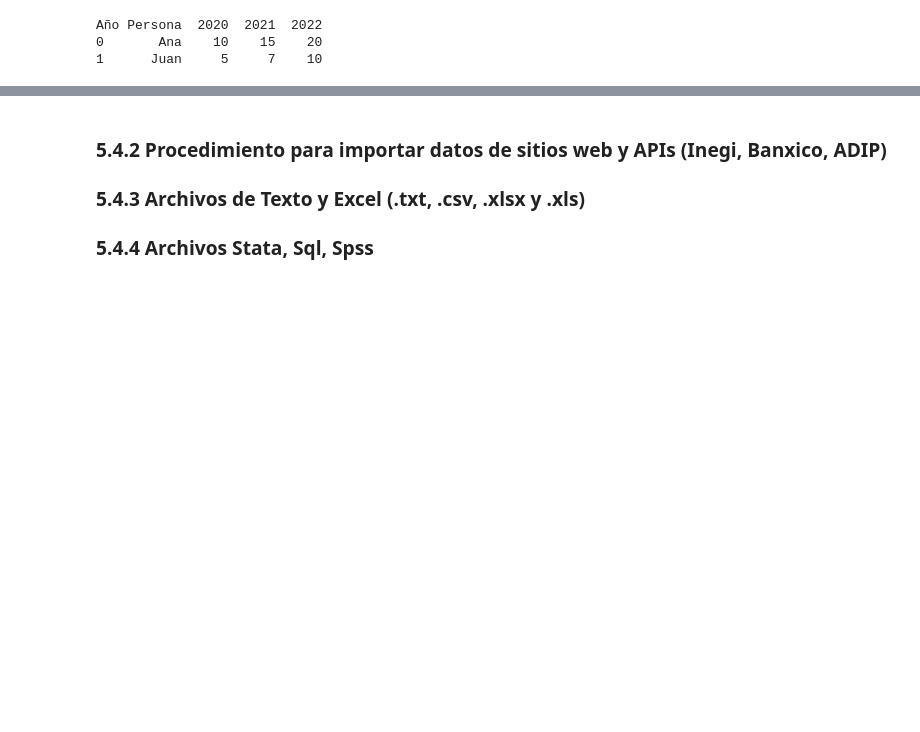
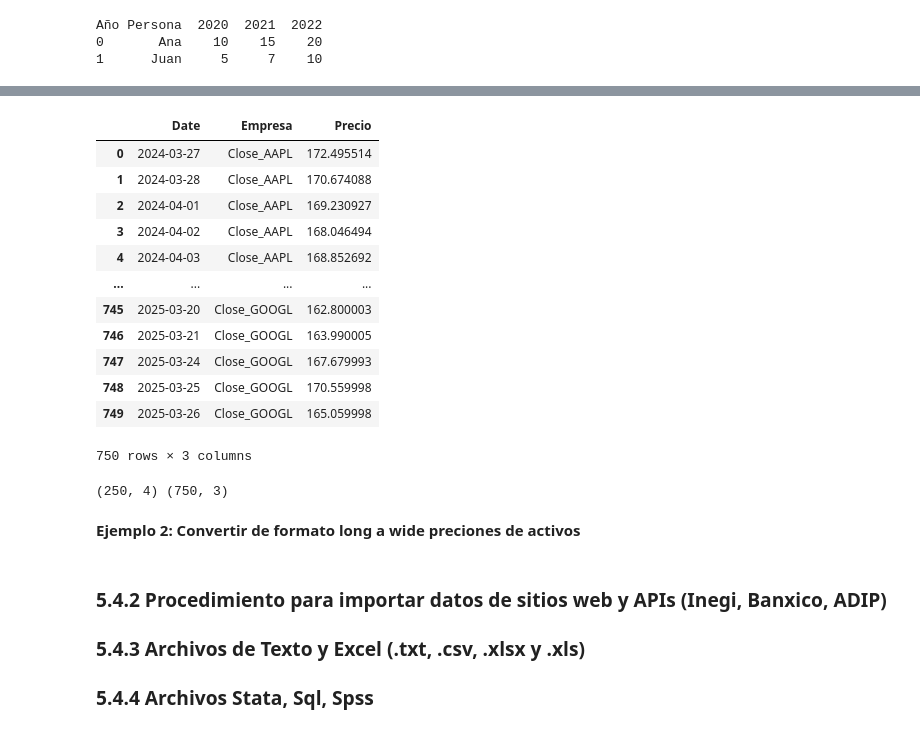
Before and after one commit to DiegoSReco/intro_python_para_economistas, a Jupyter notebook: script_python_5_Analisis_Datos_Pandas_2.ipynb, the cells around one changed output, grey strips where cells are left out. Cells and saved outputs as stored; diff of their text form; code cells hidden in the pictures; blank space fills up the shorter version.

```diff
--- a/script_python_5_Analisis_Datos_Pandas_2.ipynb
+++ b/script_python_5_Analisis_Datos_Pandas_2.ipynb
@@ -813,3 +833,35 @@ Año Persona  2020  2021  2022
+# %%
+#Quitar Date de índice
+df_close = df_close.reset_index()
+
+#Convertir de wide a long
+df_close_long = df_close.melt(id_vars='Date',
+                              var_name='Empresa',
+                              value_name='Precio')
+#Limpiamos nombres de empresas
+df_close_long['Empresa'] = df_close_long['Empresa'].str.replace('_Close', '')
+
+df_close_long
+# %% [output]
+|  | Date | Empresa | Precio |
+| 0 | 2024-03-27 | Close_AAPL | 172.495514 |
+| 1 | 2024-03-28 | Close_AAPL | 170.674088 |
+| 2 | 2024-04-01 | Close_AAPL | 169.230927 |
+| 3 | 2024-04-02 | Close_AAPL | 168.046494 |
+| 4 | 2024-04-03 | Close_AAPL | 168.852692 |
+| ... | ... | ... | ... |
+| 745 | 2025-03-20 | Close_GOOGL | 162.800003 |
+| 746 | 2025-03-21 | Close_GOOGL | 163.990005 |
+| 747 | 2025-03-24 | Close_GOOGL | 167.679993 |
+| 748 | 2025-03-25 | Close_GOOGL | 170.559998 |
+| 749 | 2025-03-26 | Close_GOOGL | 165.059998 |
+750 rows × 3 columns
+# %%
+print(df_close.shape, df_close_long.shape)
+# %% [output]
+(250, 4) (750, 3)
+# %% [markdown]
+**Ejemplo 2: Convertir de formato long a wide preciones de activos**
 # %% [markdown]
 ### 5.4.2 Procedimiento para importar datos de sitios web y APIs (Inegi, Banxico, ADIP)
 
```
Also changed, not shown: parts of 2 cells of this notebook.
